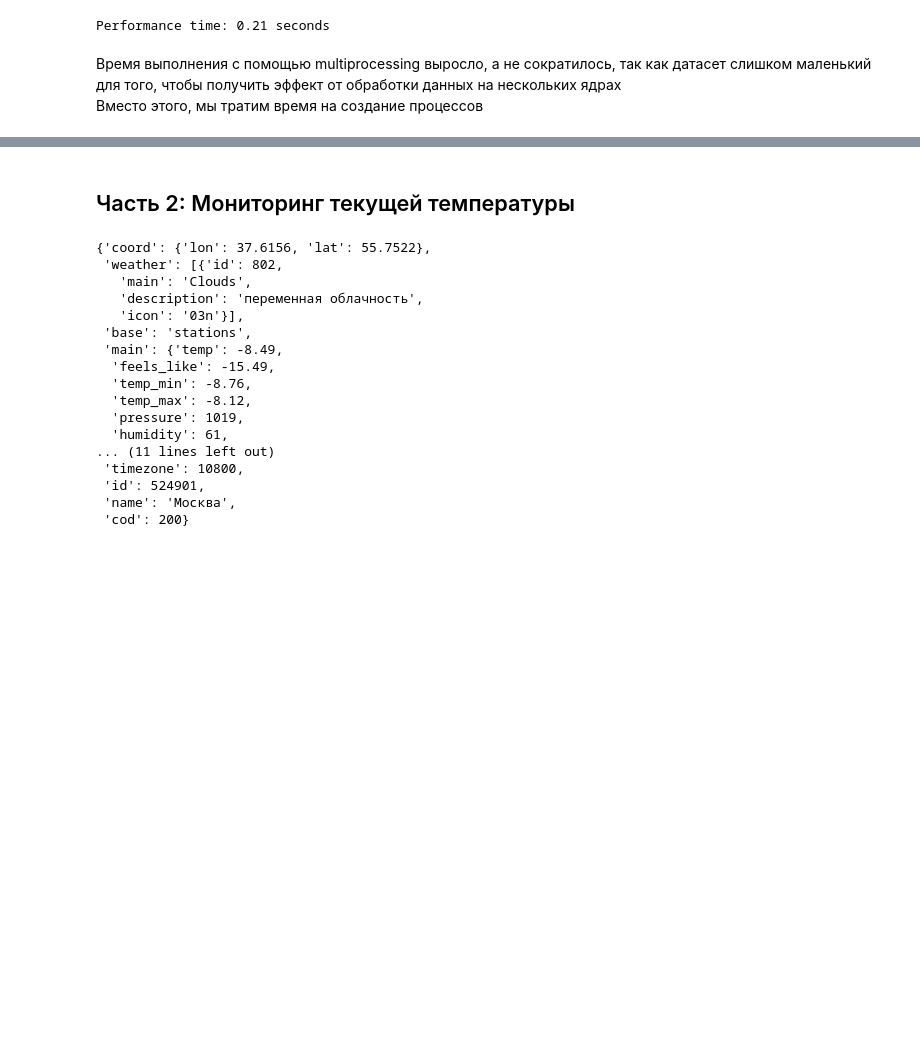
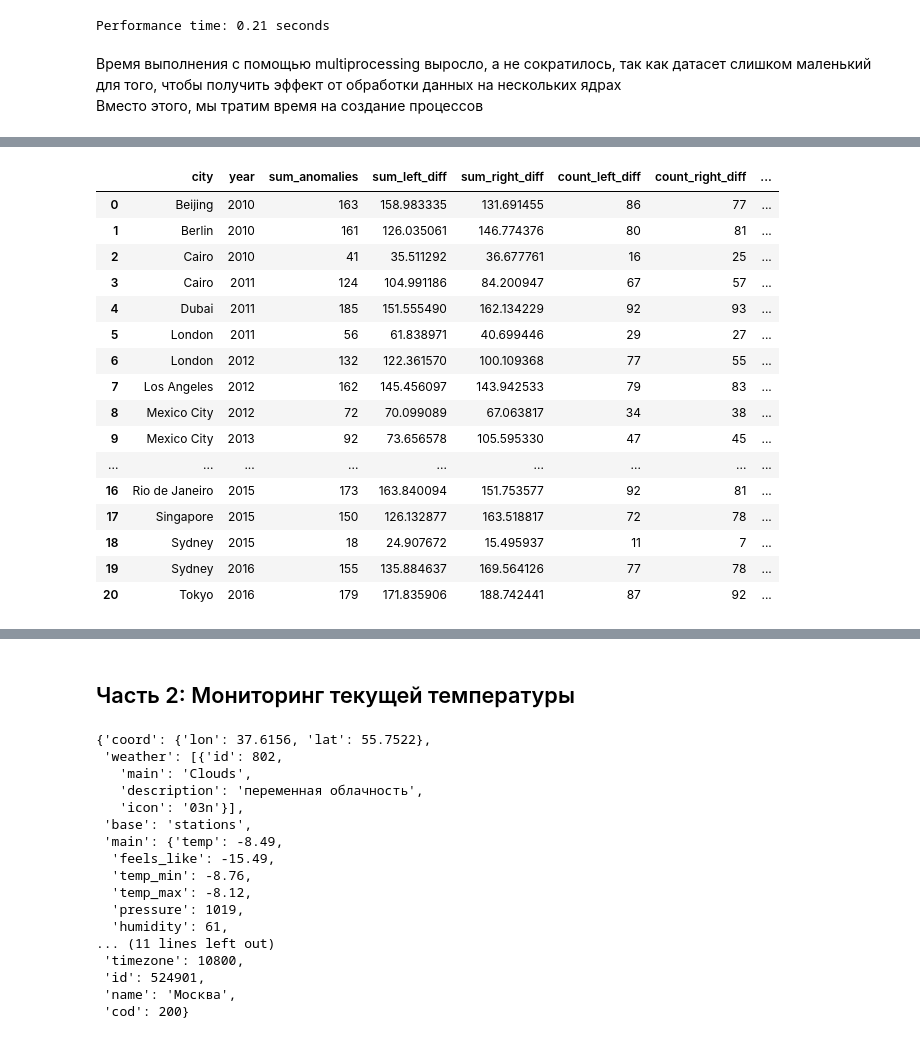
Before and after one commit to IvanMakhrov/Applied_Python_HW1, a Jupyter notebook: HW_1.ipynb, the cells around one changed output, grey strips where cells are left out. Drawn from its saved outputs; the diff is of its cells as text; code cells hidden in the pictures; blank space fills up the shorter version.

```diff
--- a/HW_1.ipynb
+++ b/HW_1.ipynb
@@ -192,0 +232,48 @@ Performance time: 0.21 seconds
+# %%
+anomalies = result[result['anomaly'] == 1].reset_index(drop=True)
+anomalies['year'] = pd.to_datetime(df['timestamp']).dt.year
+anomalies['left_border'] = anomalies['avg_temp_by_season_city'] - 2 * anomalies['std_temp_by_season_city']
+anomalies['right_border'] = anomalies['avg_temp_by_season_city'] + 2 * anomalies['std_temp_by_season_city']
+
+anomalies['left_diff'] = np.where(
+    anomalies['left_border'] > anomalies['temperature'],
+    anomalies['left_border'] - anomalies['temperature'],
+    np.nan
+)
+
+anomalies['right_diff'] = np.where(
+    anomalies['temperature'] > anomalies['right_border'],
+    anomalies['temperature'] - anomalies['right_border'],
+    np.nan
+)
+
+anomalies = anomalies.groupby(['city', 'year']).agg(
+    sum_anomalies=('anomaly', 'sum'),
+    sum_left_diff = ('left_diff', 'sum'),
+    sum_right_diff = ('right_diff', 'sum'),
+    count_left_diff = ('left_diff', 'count'),
+    count_right_diff = ('right_diff', 'count')
+).reset_index()
+
+anomalies['avg_left_diff'] = anomalies['sum_left_diff']/anomalies['count_left_diff']
+anomalies['avg_right_diff'] = anomalies['sum_right_diff']/anomalies['count_right_diff']
+
+anomalies
+# %% [output]
+|  | city | year | sum_anomalies | sum_left_diff | sum_right_diff | count_left_diff | count_right_diff | ... |
+| 0 | Beijing | 2010 | 163 | 158.983335 | 131.691455 | 86 | 77 | ... |
+| 1 | Berlin | 2010 | 161 | 126.035061 | 146.774376 | 80 | 81 | ... |
+| 2 | Cairo | 2010 | 41 | 35.511292 | 36.677761 | 16 | 25 | ... |
+| 3 | Cairo | 2011 | 124 | 104.991186 | 84.200947 | 67 | 57 | ... |
+| 4 | Dubai | 2011 | 185 | 151.555490 | 162.134229 | 92 | 93 | ... |
+| 5 | London | 2011 | 56 | 61.838971 | 40.699446 | 29 | 27 | ... |
+| 6 | London | 2012 | 132 | 122.361570 | 100.109368 | 77 | 55 | ... |
+| 7 | Los Angeles | 2012 | 162 | 145.456097 | 143.942533 | 79 | 83 | ... |
+| 8 | Mexico City | 2012 | 72 | 70.099089 | 67.063817 | 34 | 38 | ... |
+| 9 | Mexico City | 2013 | 92 | 73.656578 | 105.595330 | 47 | 45 | ... |
+| ... | ... | ... | ... | ... | ... | ... | ... | ... |
+| 16 | Rio de Janeiro | 2015 | 173 | 163.840094 | 151.753577 | 92 | 81 | ... |
+| 17 | Singapore | 2015 | 150 | 126.132877 | 163.518817 | 72 | 78 | ... |
+| 18 | Sydney | 2015 | 18 | 24.907672 | 15.495937 | 11 | 7 | ... |
+| 19 | Sydney | 2016 | 155 | 135.884637 | 169.564126 | 77 | 78 | ... |
+| 20 | Tokyo | 2016 | 179 | 171.835906 | 188.742441 | 87 | 92 | ... |
```
Also changed, not shown: parts of 3 cells of this notebook.
